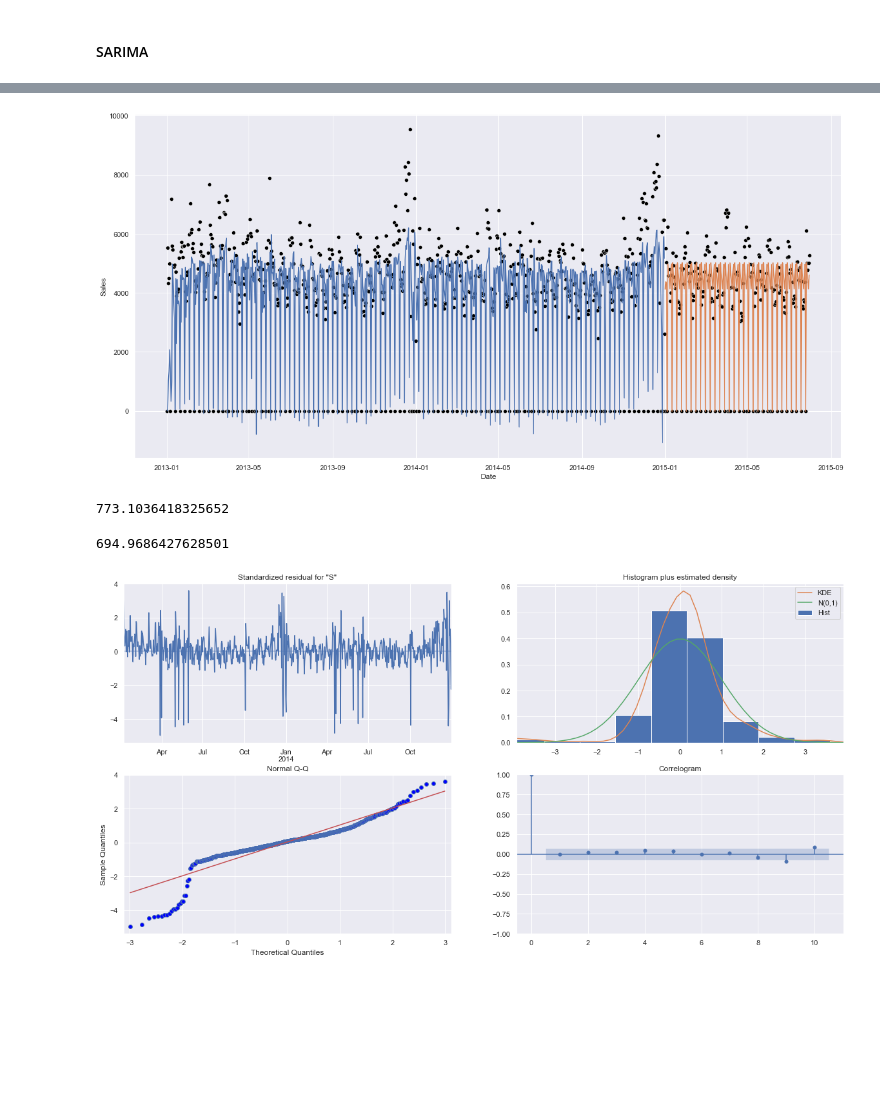
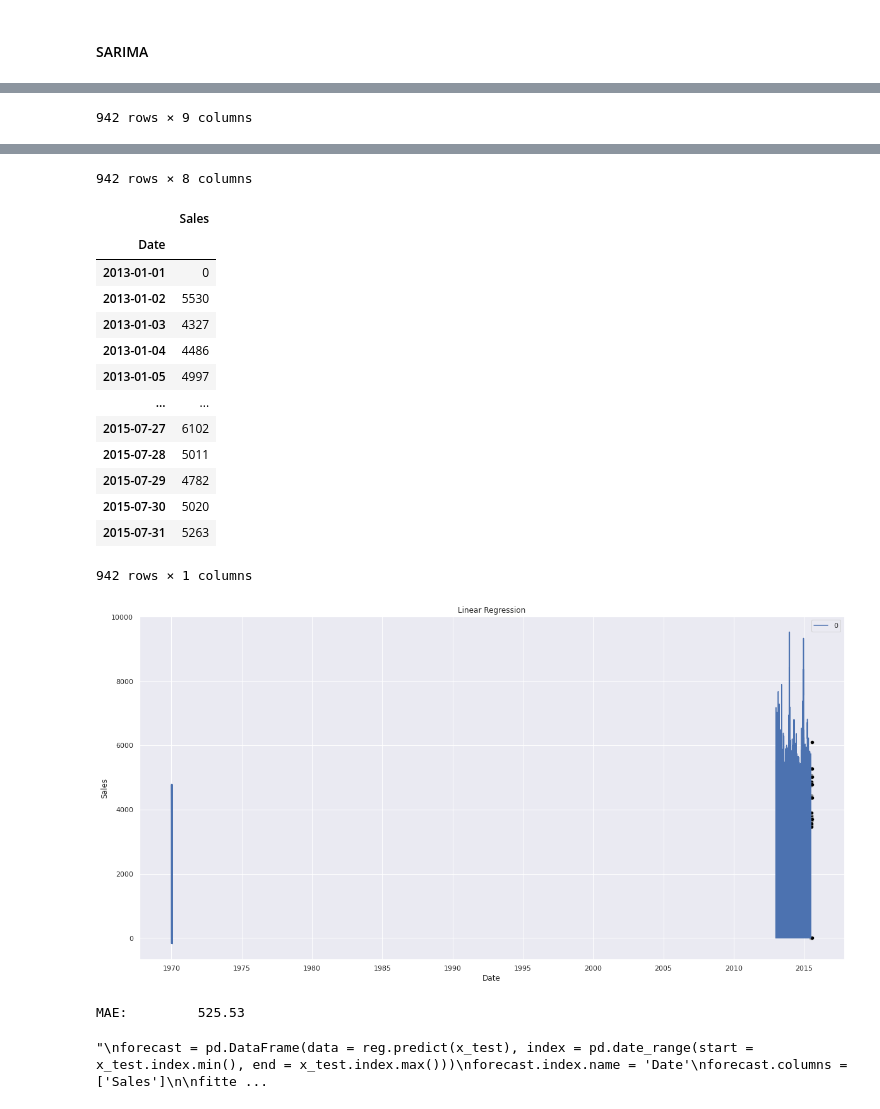
Before and after one commit to schemm/forecasting, a Jupyter notebook: RossmannStoreSales.ipynb, the cells around one changed output, grey strips where cells are left out. Saved outputs shown, nothing was run; the diff lists cells and outputs as text; code cells hidden in the pictures; blank space fills up the shorter version.

```diff
--- a/RossmannStoreSales.ipynb
+++ b/RossmannStoreSales.ipynb
@@ -437,31 +280,57 @@ Total fit time: 561.143 seconds
 # %%
-import pmdarima as pm
-from statsmodels.tsa.arima.model import ARIMA
-from sklearn.metrics import mean_absolute_error as mae
-sns.set(rc={'figure.figsize':(20,10)})
+from sklearn.linear_model import LinearRegression
+# import datetime as dt
 
 data = demand[demand.Store == 1]
-train = data.loc['2013':'2014']
-test = data.loc['2015':]
 
-arima = ARIMA(train['Sales'], order = (0,0,3), seasonal_order = (1,1,1,7)).fit()
+data_reg = data[['Sales', 'DayOfWeek']].copy()
+data_reg = pd.get_dummies(data_reg, columns = ['DayOfWeek'], drop_first = False)
+data_reg['Trend'] = data.index.map(dt.datetime.toordinal)
 
-forecast = pd.DataFrame(data = arima.predict(start = test.index.min(), end = test.index.max()), index = pd.date_range(start = test.index.min(), end = test.index.max()))
+display(data_reg)
+
+fh = ForecastingHorizon(test.index, is_relative = False)
+
+
+
+x = data_reg.drop(columns = ['Sales'])
+y = data_reg[['Sales']]
+
+display(x)
+display(y)
+
+x_train, x_test = temporal_train_test_split(x, test_size = 28)
+y_train, y_test = temporal_train_test_split(y, test_size = 28)
+
+forecast = LinearRegression().fit(x_train, y_train)
+
+sns.lineplot(data = train['Sales'])
+sns.scatterplot(data = test['Sales'], color = 'black')
+sns.lineplot(data = forecast.predict(x_test))
+plt.title('Linear Regression')
+plt.show()
+
+print('MAE: \t %10.2f' % MAE(y_test, forecast.predict(x_test)))
+
+
+
+
+'''
+forecast = pd.DataFrame(data = reg.predict(x_test), index = pd.date_range(start = x_test.index.min(), end = x_test.index.max()))
 forecast.index.name = 'Date'
 forecast.columns = ['Sales']
 
-fitted = pd.DataFrame(data = arima.predict(start = train.index.min(), end = train.index.max()), index = pd.date_range(start = train.index.min(), end = train.index.max()))
+fitted = pd.DataFrame(data = reg.predict(x_train), index = pd.date_range(start = x_train.index.min(), end = x_train.index.max()))
 fitted.index.name = 'Date'
 fitted.columns = ['Sales']
 
-sns.scatterplot(x = 'Date', y = 'Sales', data = train, color = 'black')
+sns.scatterplot(x = 'Date', y = 'Sales', data = y_train, color = 'black')
 sns.lineplot(x = 'Date', y = 'Sales', data = fitted)
-sns.scatterplot(x = 'Date', y = 'Sales', data = test, color = 'black')
+plt.show()
+sns.scatterplot(x = 'Date', y = 'Sales', data = y_test, color = 'black')
 sns.lineplot(x = 'Date', y = 'Sales', data = forecast)
 plt.show()
 
-arima.plot_diagnostics()
-
-display(mae(train['Sales'], fitted['Sales']))
-display(mae(test['Sales'], forecast['Sales']))
+display(mae(y_test['Sales'], forecast['Sales']))
+'''
 # %% [output]
@@ -467,0 +350 @@ display(mae(test['Sales'], forecast['Sales']))
+942 rows × 9 columns
@@ -468,4 +364,18 @@ display(mae(test['Sales'], forecast['Sales']))
+942 rows × 8 columns
+|  | Sales |
+| Date |  |
+| 2013-01-01 | 0 |
+| 2013-01-02 | 5530 |
+| 2013-01-03 | 4327 |
+| 2013-01-04 | 4486 |
+| 2013-01-05 | 4997 |
+| ... | ... |
+| 2015-07-27 | 6102 |
+| 2015-07-28 | 5011 |
+| 2015-07-29 | 4782 |
+| 2015-07-30 | 5020 |
+| 2015-07-31 | 5263 |
+942 rows × 1 columns
-[figure, old version]
+[figure, new version]
-773.1036418325652
-694.9686427628501
-[figure, removed]
+MAE:         525.53
+"\nforecast = pd.DataFrame(data = reg.predict(x_test), index = pd.date_range(start = x_test.index.min(), end = x_test.index.max()))\nforecast.index.name = 'Date'\nforecast.columns = ['Sales']\n\nfitte ...
```
Also changed, not shown: parts of 16 cells of this notebook.
